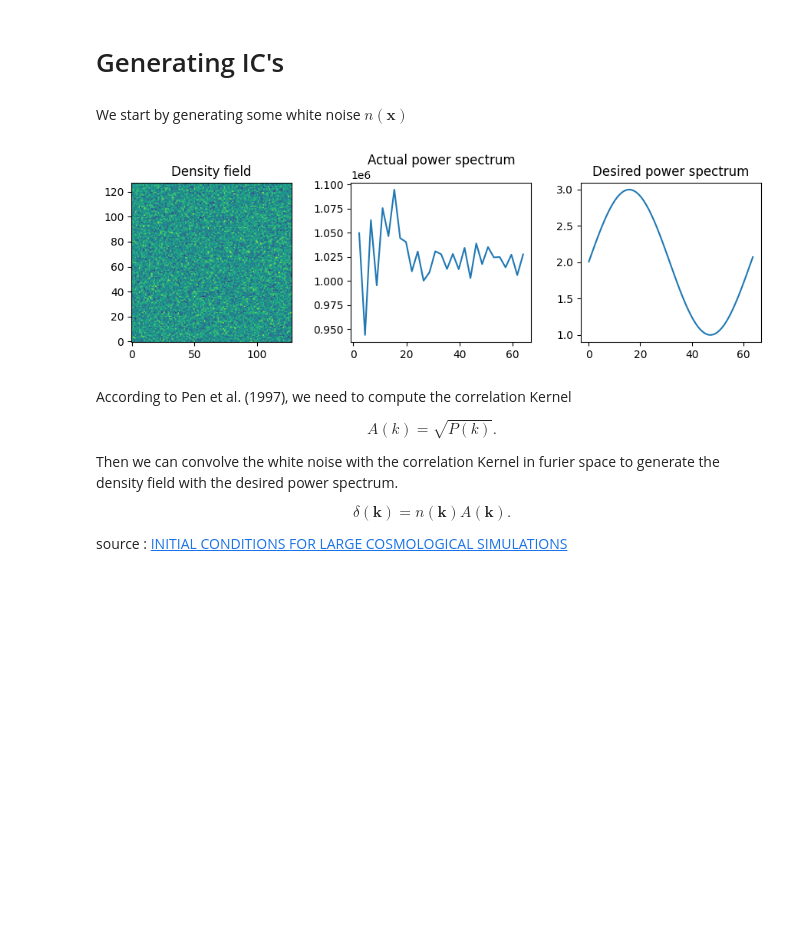
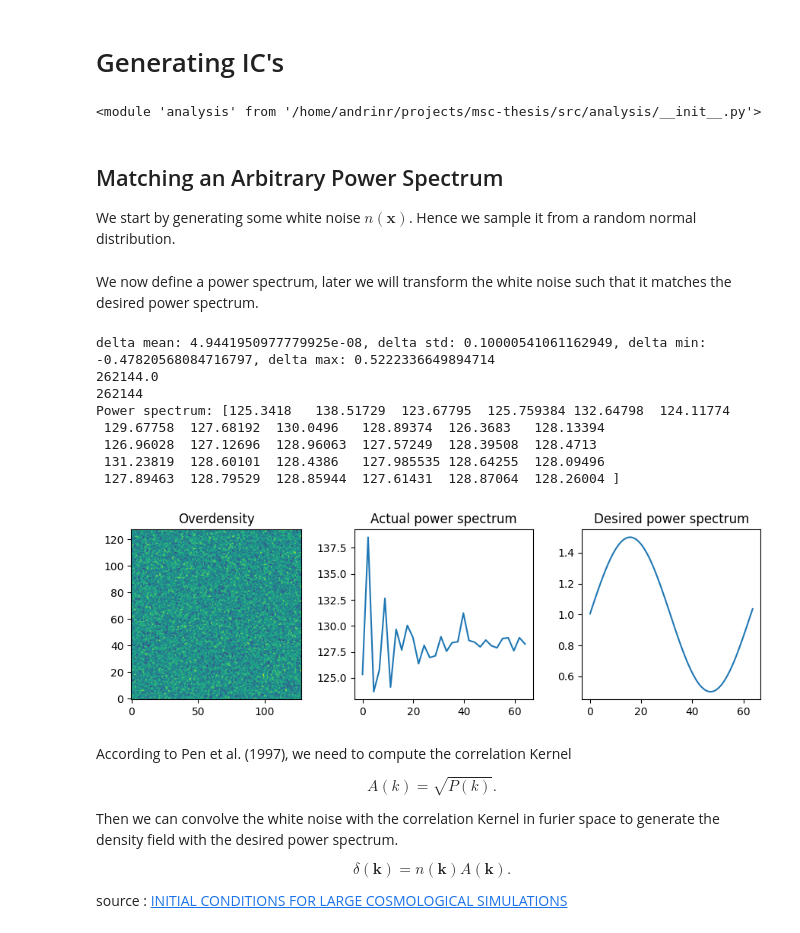
Before and after one commit to andrinr/IC-prediction, a Jupyter notebook: src/ic.ipynb, the cells around one changed output. Drawn from its saved outputs; the diff is of its cells as text; code cells hidden in the pictures; blank space fills up the shorter version.

Commit message:
somethin is not quiet right with the power spectrum

```diff
--- a/src/ic.ipynb
+++ b/src/ic.ipynb
@@ -6,36 +6,60 @@ import jax
 import matplotlib.pyplot as plt
 import os
 import analysis as an
+
+# force reload
+import importlib
+importlib.reload(an)
+# %% [output]
+<module 'analysis' from '/home/andrinr/projects/msc-thesis/src/analysis/__init__.py'>
 # %% [markdown]
-We start by generating some white noise $n(\mathbf{x})$
+## Matching an Arbitrary Power Spectrum
+
+We start by generating some white noise $n(\mathbf{x})$. Hence we sample it from a random normal distribution.
 # %%
 size = 30 # Mpc/h
 n_grid = 128
 n_grid_half = n_grid // 2
-key, noise_key = jax.random.split(jax.random.PRNGKey(1))
-rho = jax.random.normal(noise_key, (n_grid, n_grid, n_grid))
+key, noise_key = jax.random.split(jax.random.PRNGKey(0))
+rho = jax.random.normal(noise_key, (n_grid, n_grid, n_grid), dtype=jnp.float32) + 10
+# %% [markdown]
+We now define a power spectrum, later we will transform the white noise such that it matches the desired power spectrum.
 # %%
-delta = an.overdensity(rho)
+delta = an.compute_overdensity(rho)
+print(f"delta mean: {jnp.mean(delta)}, delta std: {jnp.std(delta)}, delta min: {jnp.min(delta)}, delta max: {jnp.max(delta)}")
 
-power_spectrum = an.PowerSpectrum(N = n_grid, n_bins=30)
+
+
+n_bins = 30
+power_spectrum = an.PowerSpectrum(N = n_grid, n_bins=n_bins)
 
 k, Pk = power_spectrum(delta)
 
+print(f"Power spectrum: {Pk}")
+
 # lets define a desired power spectrum
 k_desired = jnp.linspace(0.1, n_grid, n_grid)
-Pk_desired = (jnp.sin(k_desired * 0.1) + 2)
+Pk_desired = (jnp.sin(k_desired * 0.1)*0.5 + 1)
 
 fig, (ax1, ax2, ax3) = plt.subplots(1, 3, figsize=(9, 3))
 ax1.imshow(delta[n_grid//2], origin='lower')
-ax1.set_title('Density field')
+ax1.set_title('Overdensity')
 ax2.plot(k, Pk)
 ax2.set_title('Actual power spectrum')
 ax3.plot(k_desired[:n_grid_half], Pk_desired[:n_grid_half])
 ax3.set_title('Desired power spectrum')
 
 plt.tight_layout()
 # %% [output]
+delta mean: 4.9441950977779925e-08, delta std: 0.10000541061162949, delta min: -0.47820568084716797, delta max: 0.5222336649894714
+262144.0
+262144
+Power spectrum: [125.3418   138.51729  123.67795  125.759384 132.64798  124.11774
+ 129.67758  127.68192  130.0496   128.89374  126.3683   128.13394
+ 126.96028  127.12696  128.96063  127.57249  128.39508  128.4713
+ 131.23819  128.60101  128.4386   127.985535 128.64255  128.09496
+ 127.89463  128.79529  128.85944  127.61431  128.87064  128.26004 ]
-[figure, old version]
+[figure, new version]
 # %% [markdown]
 According to Pen et al. (1997), we need to compute the correlation Kernel
 
```
Also changed, not shown: parts of 5 cells of this notebook, 5 other files.
